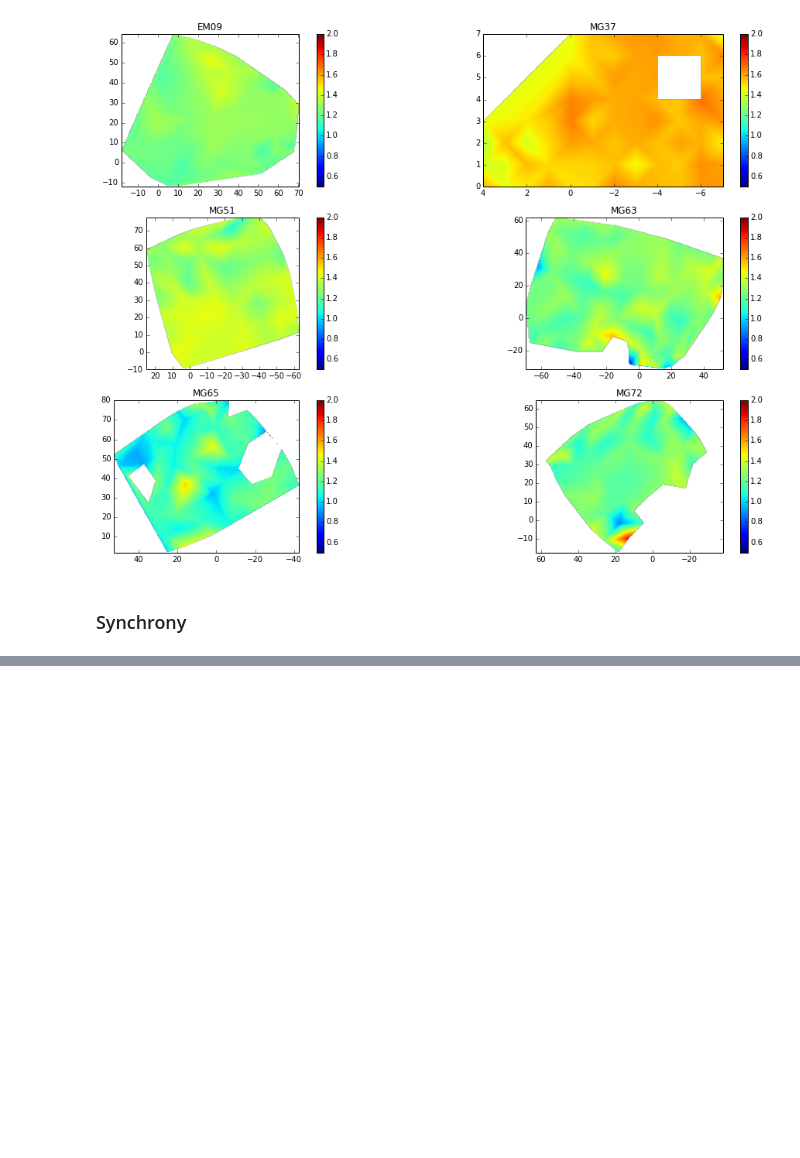
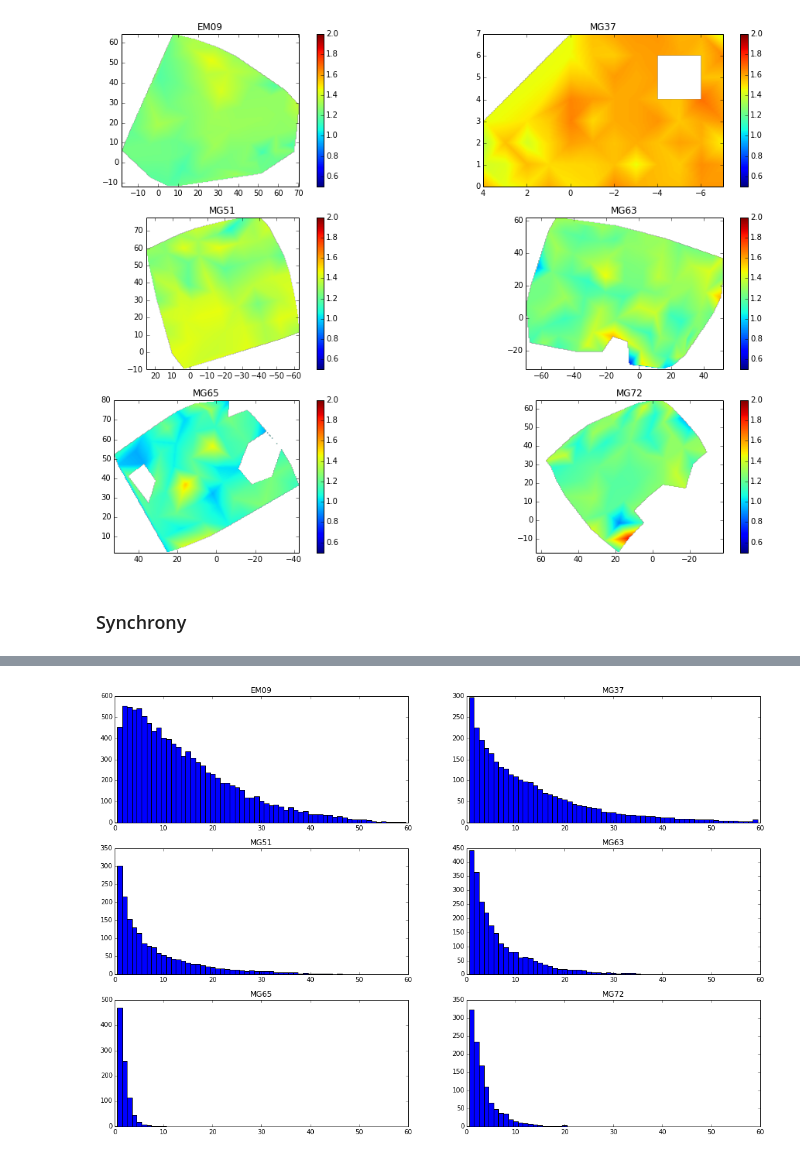
Before and after one commit to gpiantoni/spgr, a Jupyter notebook: main.ipynb, the cells around one changed output, grey strips where cells are left out. Saved outputs shown, nothing was run; the diff lists cells and outputs as text; code cells hidden in the pictures; blank space fills up the shorter version.

Commit message:
show simple hist of number of overlapping spindles

```diff
--- a/main.ipynb
+++ b/main.ipynb
@@ -177,10 +177,10 @@ def estimate_overlap(s, e):
     s = expand_dims(asarray(s), 1)
     e = expand_dims(asarray(e), 1)
     overlap = (s <= e.T) & (s.T <= e)
-    return sum(overlap)
+    return triu(overlap)
 
 def fake_dist(i, s, e):
     seed(i)
     fake_s = uniform(0, total_duration, len(s))
     fake_e = fake_s + (e - s)
-    return estimate_overlap(fake_s, fake_e)
+    return sum(estimate_overlap(fake_s, fake_e))
@@ -191,7 +193,7 @@ for ax, subj, spindles in zip(subp.flatten(), all_subj, all_spindles):
     print(subj)
     s = asarray([x['start_time'] for x in spindles])
     e = asarray([x['end_time'] for x in spindles])
-    ov = estimate_overlap(s, e)
+    ov = sum(estimate_overlap(s, e))
 
     def fake_dist_subj(x):
         return fake_dist(x, s, e)
@@ -201,3 +203,11 @@ for ax, subj, spindles in zip(subp.flatten(), all_subj, all_spindles):
     ax.hist(dist, bins=100, align='left')
     ax.set_title(subj)
     print('probability: {0:.9f}'.format(sum(ov <= dist) / n_rpt))
+# %%
+subj_idx = 0
+spindles = all_spindles[subj_idx]
+
+s = asarray([x['start_time'] for x in spindles])
+e = asarray([x['end_time'] for x in spindles])
+
+estimate_overlap(s, e)
@@ -203,0 +222,15 @@ for ax, subj, spindles in zip(subp.flatten(), all_subj, all_spindles):
+# %%
+f, subp = subplots(3, 2, figsize=(18, 12))
+
+x_lim = (0, 60)
+
+for ax, subj, spindles in zip(subp.flatten(), all_subj, all_spindles):
+    s = asarray([x['start_time'] for x in spindles])
+    e = asarray([x['end_time'] for x in spindles])
+    ov = estimate_overlap(s, e)
+    ax.hist(sum(ov, axis=1), bins=(x_lim[1] - x_lim[0]),
+            range=x_lim, align='left')
+    ax.set_title(subj)
+    ax.set_xlim(x_lim)
+# %% [output]
+[figure, added]
```
Also changed, not shown: parts of 2 cells of this notebook, 1 other file.
